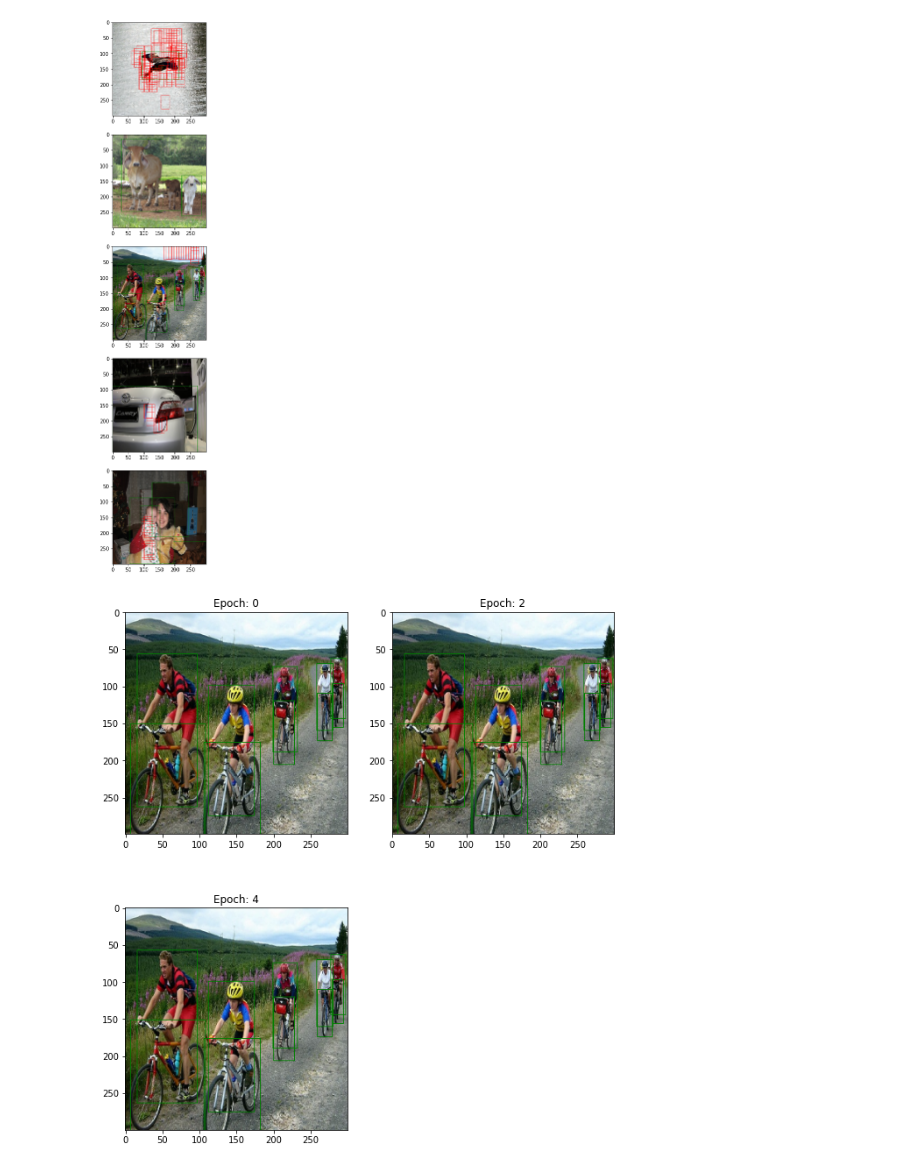
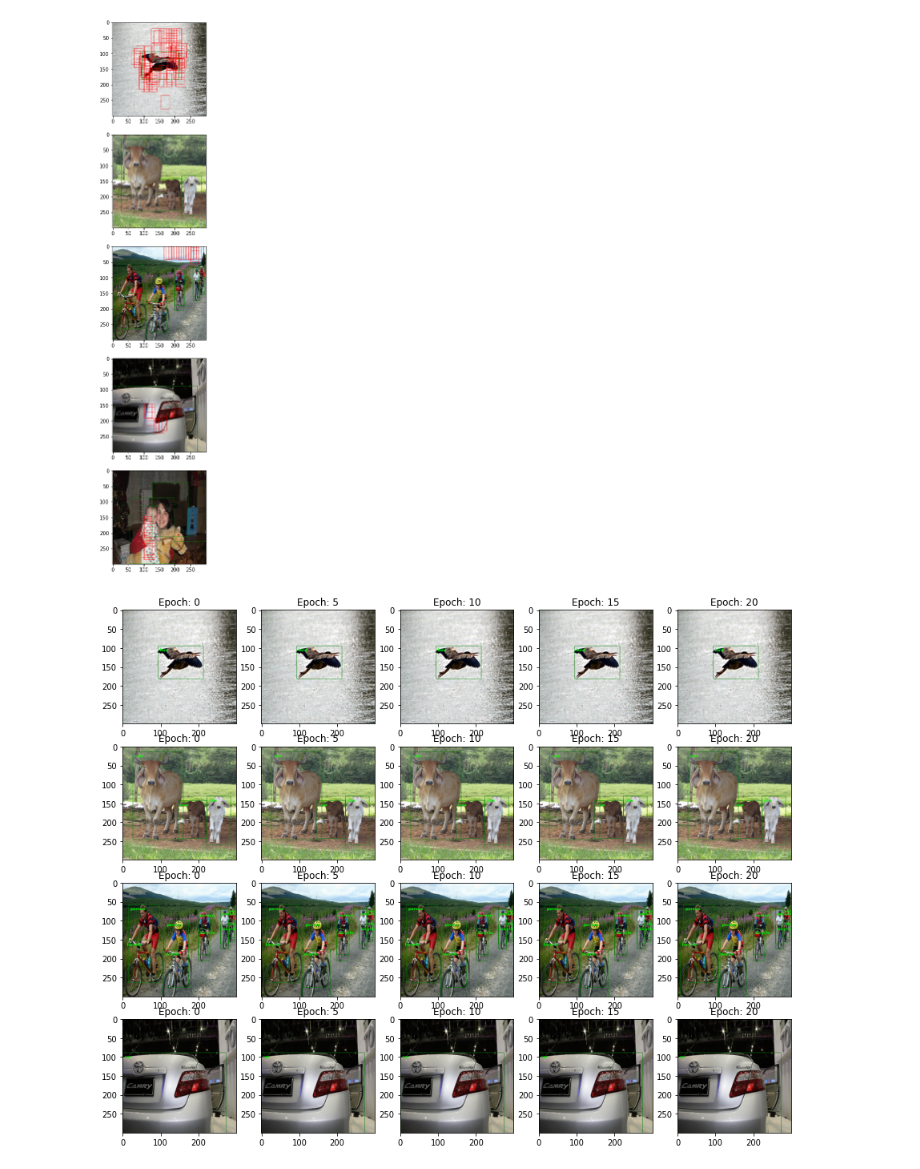
Before and after one commit to Apiquet/Tracking_SSD_ReID, a Jupyter notebook: test_SSD300.ipynb, the cells around one changed output. Drawn from its saved outputs; the diff is of its cells as text; code cells hidden in the pictures.

```diff
--- a/test_SSD300.ipynb
+++ b/test_SSD300.ipynb
@@ -142,40 +142,66 @@ for i, img in enumerate(imgs):
 plt.show()
 # %% [output]
 [figure]
+# %%
+from data_management.VOC2012ManagerObjDetection import VOC2012ManagerObjDetection
+manager = VOC2012ManagerObjDetection("C:/Users/antho/Documents/GitHub/data/VOCdevkit/VOC2012/")
+imgs, boxes_gt, classes_gt = manager.getRawData(manager.batches[2][15:20])
+
+from models.SSD300 import SSD300
+import tensorflow as tf
+SSD300_model = SSD300(21)
+confs, locs = SSD300_model(imgs)
 # %%
 import numpy as np
 from PIL import Image, ImageFont, ImageDraw, ImageEnhance
 from matplotlib import pyplot as plt
 from glob import glob
+from tqdm import tqdm
 
 w=40
 h=40
-fig=plt.figure(figsize=(10, 30))
-columns = 2
-rows = 5
-skip = 2
-for i, weights in enumerate(glob("C:/Users/antho/Documents/GitHub/data/weights/*")[1::skip]):
-    fig.add_subplot(5, 2, i+1)
-    SSD300_model.load_weights(weights)
-    classes, boxes = SSD300_model.getPredictionsFromConfsLocs(confs_pred, locs_pred,
-                                                              score_threshold=0.1,
-                                                              box_encoding="corner")
-    for j, img in enumerate(imgs[:3]):
-        img = img*255
-        img = Image.fromarray(img.numpy().astype(np.uint8))
-        draw = ImageDraw.Draw(img)
-        for box in boxes[j]:
+skip = 5
+weights_files = glob("C:/Users/antho/Documents/GitHub/data/weights/*")[0::skip]
+imgs, boxes_gt, classes_gt = manager.getRawData(manager.batches[2][15:19])
+columns = len(weights_files)
+rows = len(imgs)
+fnt = ImageFont.truetype("DejaVuSans-Bold.ttf", 10)
+size = 3
+fig=plt.figure(figsize=(columns*size, rows*size))
+
+num_pic = 1
+
+for j, img in enumerate(imgs):
+    img_ssd = tf.expand_dims(img, 0)
+    for i, weights in enumerate(tqdm(weights_files)):
+        SSD300_model.load_weights(weights)
+        confs, locs = SSD300_model(img_ssd)
+        confs_pred = tf.concat(confs, axis=1)
+        locs_pred = tf.concat(locs, axis=1)
+        confs_pred = tf.math.softmax(confs_pred, axis=2)
+        classes, boxes = SSD300_model.getPredictionsFromConfsLocs(confs_pred, locs_pred,
+                                                                  score_threshold=0.1,
+                                                                  box_encoding="corner")
+        fig.add_subplot(rows, columns, num_pic)
+        img_res = img*255
+        img_pil = Image.fromarray(img_res.numpy().astype(np.uint8))
+        draw = ImageDraw.Draw(img_pil)
+        for b, box in enumerate(boxes[0]):
             min_point = int(box[0] * 300), int(box[1] * 300)
             end_point = int(box[2] * 300), int(box[3] * 300)
             draw.rectangle((min_point, end_point), outline='red')
-        for box in boxes_gt[j]:
+            cat = list(manager.classes.keys())[classes[j][b]]
+            draw.text((min_point[0]+5,min_point[1]+5), cat, font=fnt, fill=(255,0,0,0))
+        for b, box in enumerate(boxes_gt[j]):
             box = tf.concat([box[:2] - box[2:] / 2,
                              box[:2] + box[2:] / 2], axis=-1)
             min_point = int(box[0] * 300), int(box[1] * 300)
             end_point = int(box[2] * 300), int(box[3] * 300)
             draw.rectangle((min_point, end_point), outline='green')
+            draw.text((min_point[0]+5,min_point[1]+5), list(manager.classes.keys())[classes_gt[j][b]] , font=fnt, fill=(0,255,0,0))
         plt.title("Epoch: {}".format(i*skip))
-        plt.imshow(img)
+        plt.imshow(img_pil)
+        num_pic += 1
 plt.show()
 # %% [output]
-[figure, old version]
+[figure, new version]
```
Also changed, not shown: parts of 3 cells of this notebook, 1 other file.
